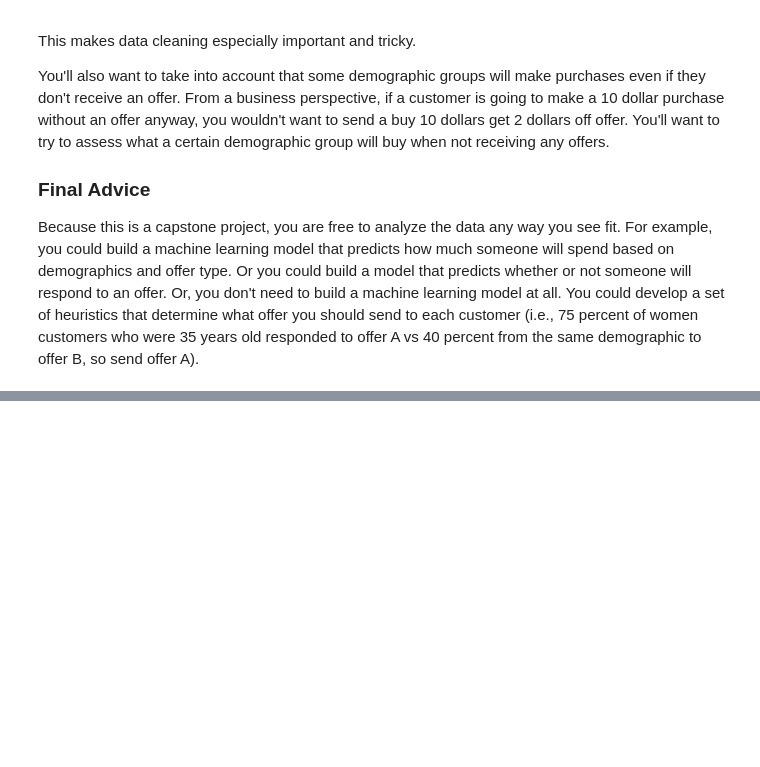
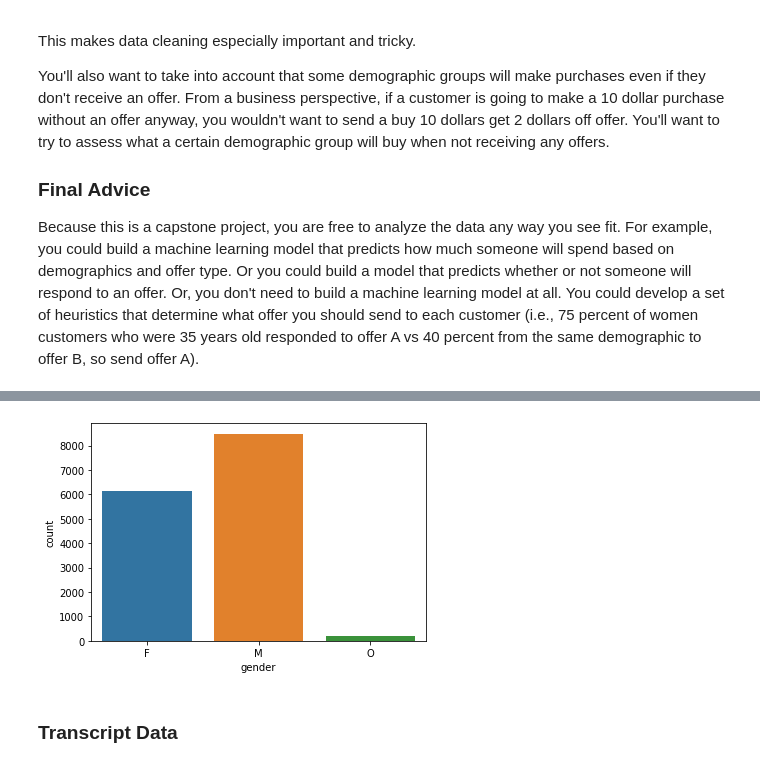
Before and after one commit to superring/Capston-Project-Starbucks, a Jupyter notebook: Starbucks_Capstone_notebook.ipynb, the cells around one changed output, grey strips where cells are left out. Drawn from its saved outputs; the diff is of its cells as text; code cells hidden in the pictures; blank space fills up the shorter version.

```diff
--- a/Starbucks_Capstone_notebook.ipynb
+++ b/Starbucks_Capstone_notebook.ipynb
@@ -86,0 +177,7 @@ transcript = pd.read_json('data/transcript.json', orient='records', lines=True)
+# %%
+# Check the distribution of the gender
+sns.countplot(x='gender',data=profile);
+# %% [output]
+[figure, added]
+# %% [markdown]
+### Transcript Data
```
Also changed, not shown: parts of 77 cells of this notebook, 2 other files.
